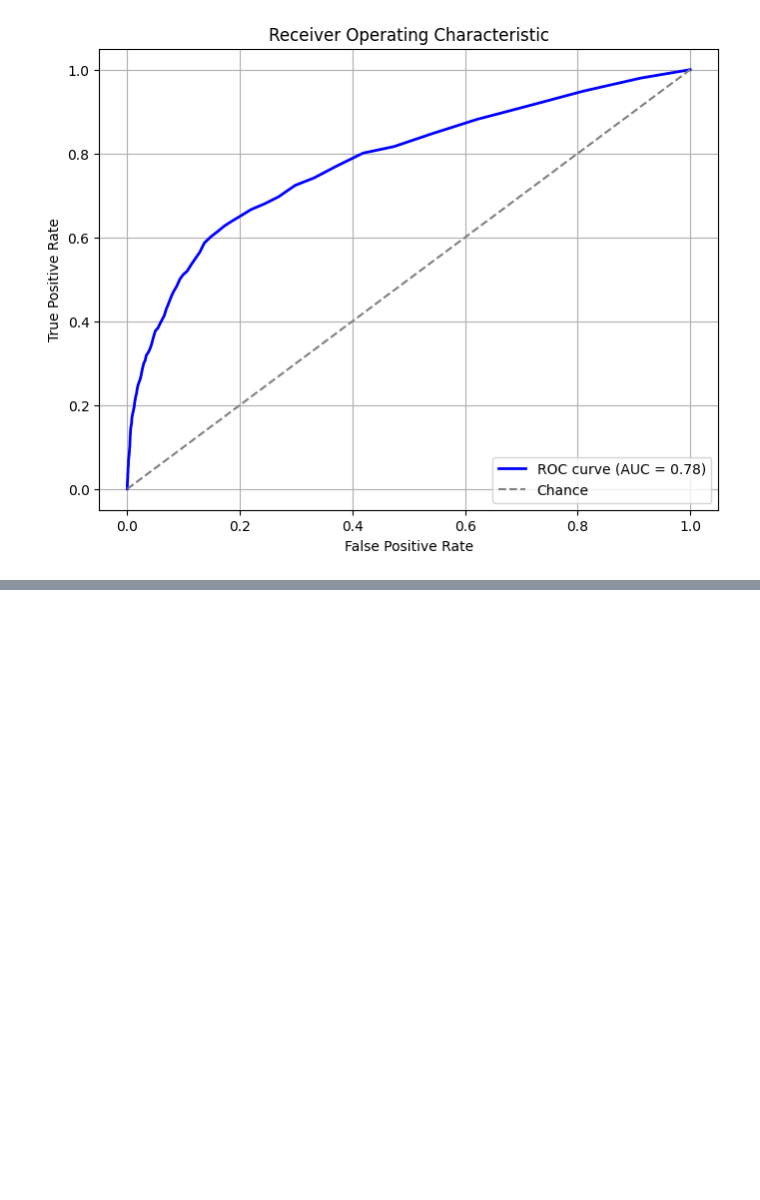
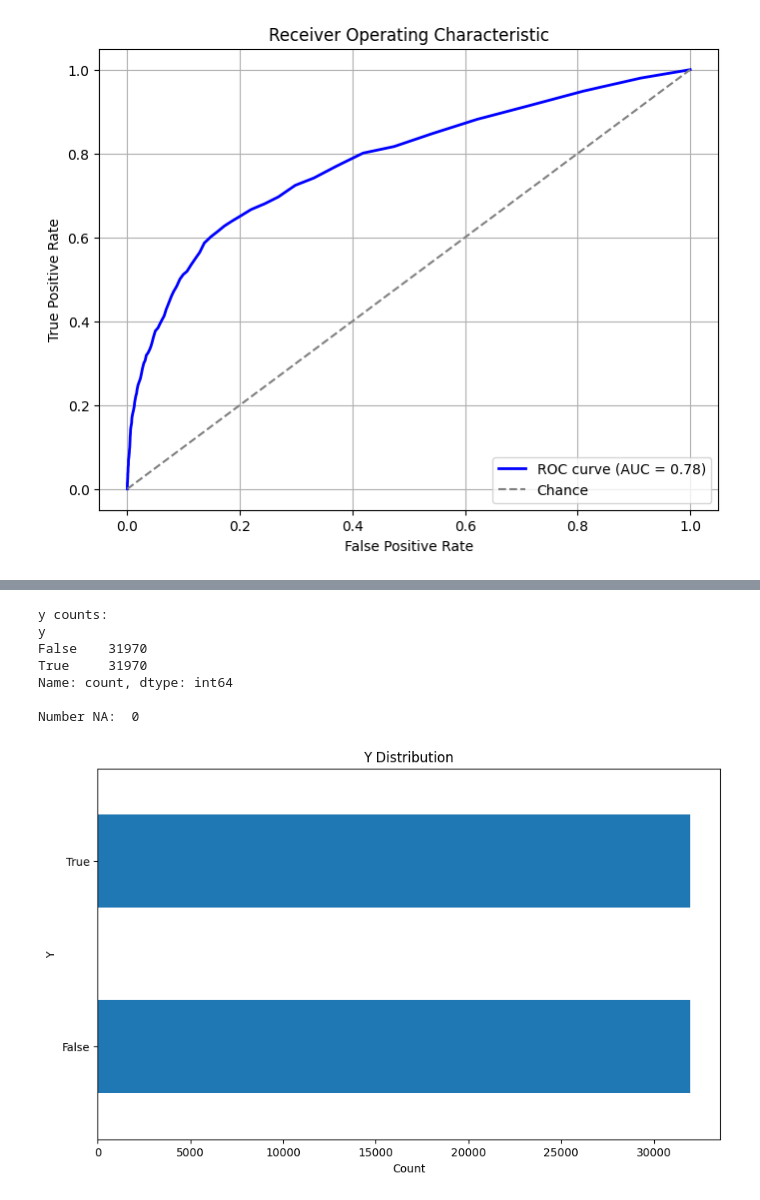
Before and after one commit to jmanwillz/ACML-Project, a Jupyter notebook: decision-trees/decision-trees.ipynb, the cells around one changed output, grey strips where cells are left out. Drawn from its saved outputs; the diff is of its cells as text; code cells hidden in the pictures; blank space fills up the shorter version.

```diff
--- a/decision-trees/decision-trees.ipynb
+++ b/decision-trees/decision-trees.ipynb
@@ -982,0 +1061,11 @@ plot_roc_curve(y_prob, y_test)
+# %%
+explore_categorical_feature(y_resampled, 'y')
+# %% [output]
+y counts:
+y
+False    31970
+True     31970
+Name: count, dtype: int64
+
+Number NA:  0
+[figure, added]
```
Also changed, not shown: parts of 18 cells of this notebook, 1 other file.
